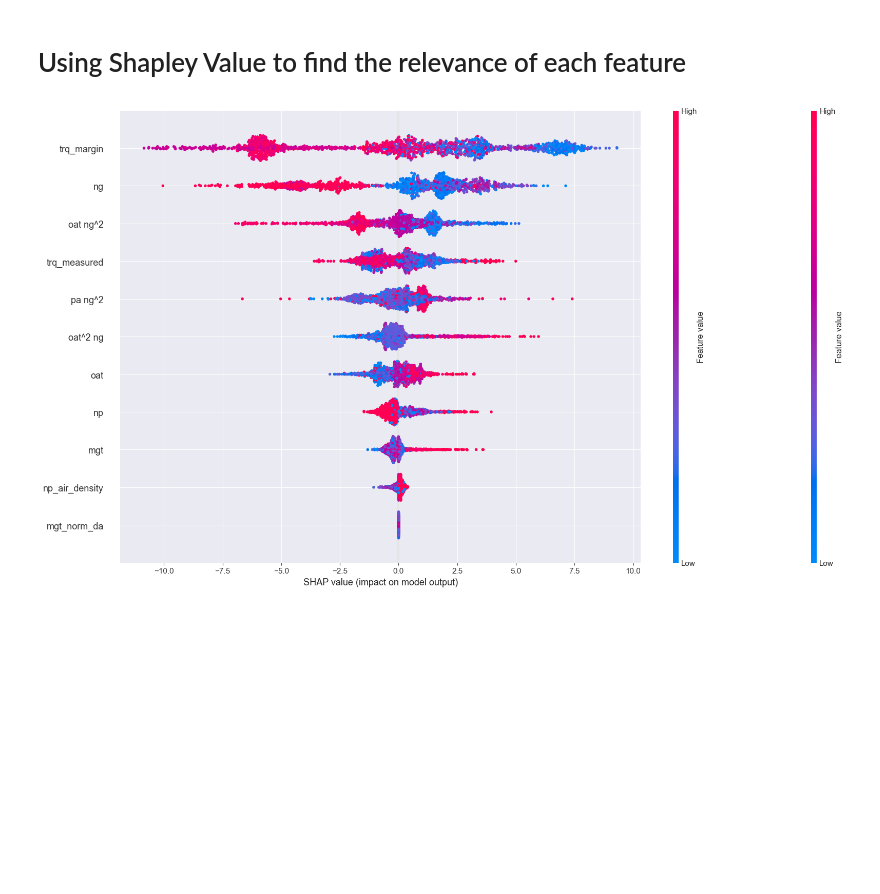
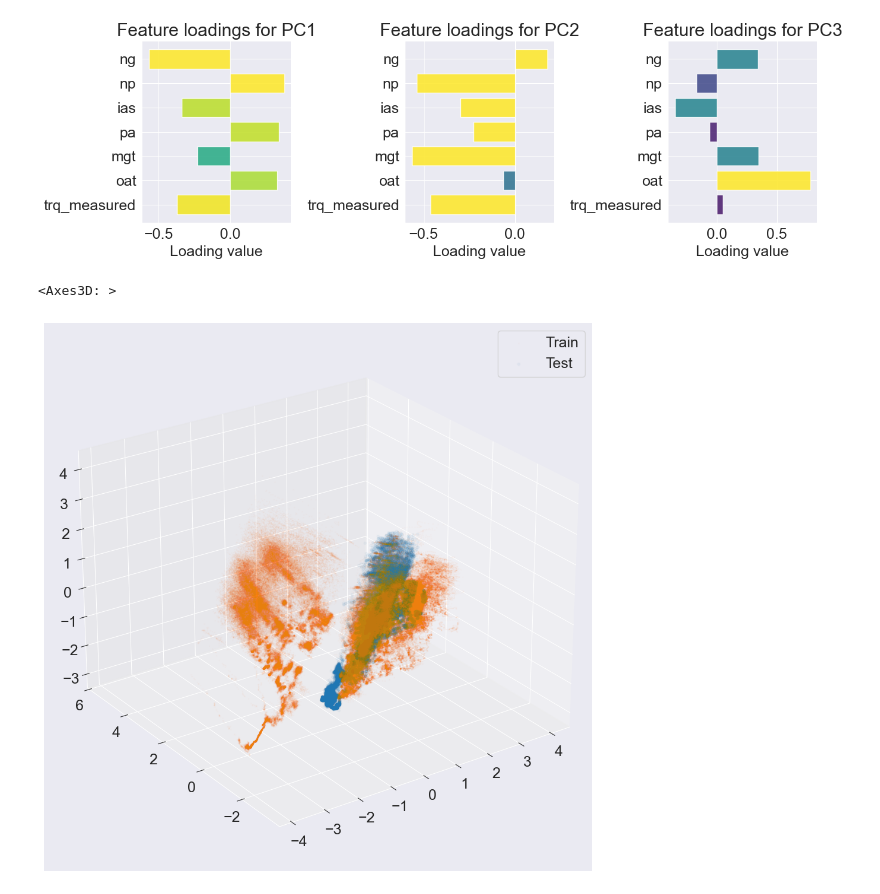
Before and after one commit to MrPio/PHM_North_America_2024_Challenge, a Jupyter notebook: 4-qualitative_evaluation/4.1-Qualitative_Evaluation_PCA.ipynb, the cells around one changed output. Saved outputs shown, nothing was run; the diff lists cells and outputs as text; code cells hidden in the pictures; blank space fills up the shorter version.

```diff
--- a/4-qualitative_evaluation/4.1-Qualitative_Evaluation_PCA.ipynb
+++ b/4-qualitative_evaluation/4.1-Qualitative_Evaluation_PCA.ipynb
@@ -83,0 +1,11 @@ pd.DataFrame({'PC1': train_loadings[0], 'PC2': train_loadings[1], 'PC3': train_l
+# %%
+import os
+import sys
+
+import seaborn as sns
+
+sys.path.insert(0, os.path.abspath(os.path.join(os.getcwd(), "..")))
+from src import *
+
+sns.set_style("darkgrid")
+plt.rcParams.update({'font.size': 18})
@@ -84 +18,11 @@ pd.DataFrame({'PC1': train_loadings[0], 'PC2': train_loadings[1], 'PC3': train_l
+# %%
+train_x, train_y = read_dataset('original', normalization='standardize')
+_original_x, _ = read_dataset('original')
+train_mean, train_std = _original_x.mean(), _original_x.std()
+
+test_x = read_dataset(stage='original', testset=True)
+test_x_std_on_train = (test_x - train_mean) / train_std
+
+train_pred = pd.read_csv('../3-fault_detection/predictions_train.csv')['faulty']
+test_pred = pd.read_csv('../3-fault_detection/predictions_test.csv')['faulty']
 # %% [markdown]
@@ -302,2 +29,0 @@ pd.DataFrame({'faulty': labels, 'trq_margin': trq_margin_pred, 'trq_target': trq
-# %% [markdown]
-# Using Shapley Value to find the relevance of each feature
@@ -319,5 +30,12 @@ def explain_with_shap(tag: str, dataset, samples=1000):
-# %%
-explain_with_shap('valid_test', classification_x, samples=800)
-explain_with_shap('train', classification_train_x, samples=800)
-# %% [output]
-[figure, removed]
+# %%
+# 16s
+train_pca = PCA(train_x)
+test_pca = PCA(test_x_std_on_train, loadings=train_pca.loadings)
+train_pca.plot_loadings(scale=0.75, is_3d=True)
+ax = train_pca.plot_pca(is_3d=True, hue=np.zeros(len(train_x)), labels={0: 'Train'}, c={0: 'tab:orange'}, scale=1,
+                        alpha=0.015)
+test_pca.plot_pca(is_3d=True, hue=np.zeros(len(test_x_std_on_train)), labels={0: 'Test'}, c={0: 'tab:blue'}, ax=ax)
+# %% [output]
+[figure, added]
+<Axes3D: >
+[figure, added]
```
Also changed, not shown: parts of 37 cells of this notebook, 21 other files.
